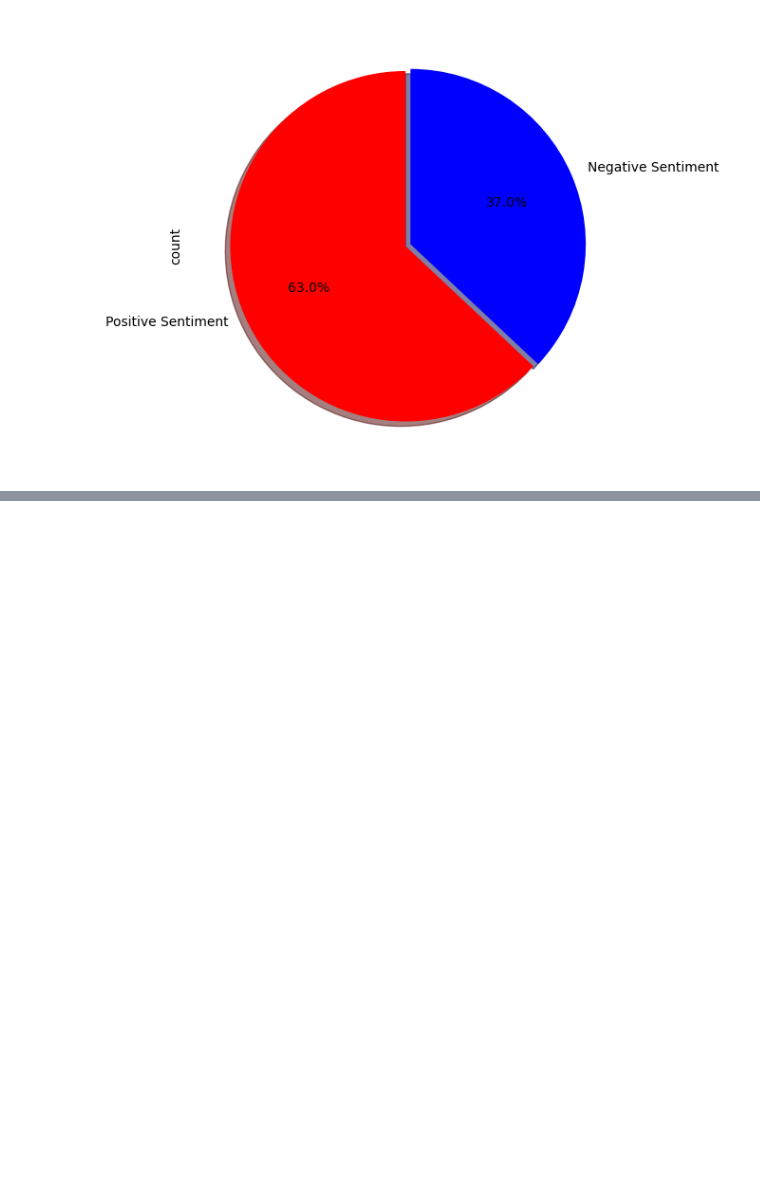
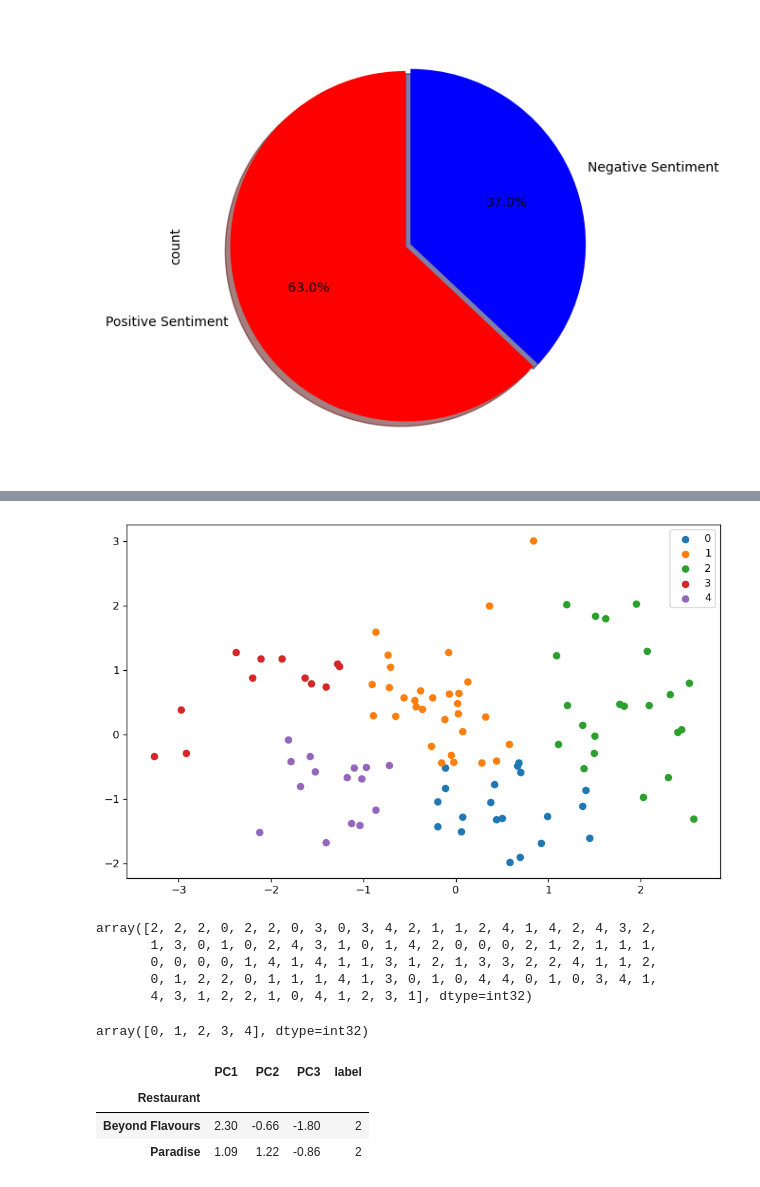
Before and after one commit to vip03pandey/ZomatoClustering, a Jupyter notebook: model.ipynb, the cells around one changed output, grey strips where cells are left out. Cells and saved outputs as stored; diff of their text form; code cells hidden in the pictures; blank space fills up the shorter version.

```diff
--- a/model.ipynb
+++ b/model.ipynb
@@ -1651,0 +1710,35 @@ plt.show()
+# %%
+plt.figure(figsize = (10,6), dpi = 120)
+
+kmeans= KMeans(n_clusters = 5, init= 'k-means++', random_state = 42)
+kmeans.fit(df_pca)
+
+label = kmeans.fit_predict(df_pca)
+unique_labels = np.unique(label)
+for i in unique_labels:
+    plt.scatter(df_pca[label == i , 0] , df_pca[label == i , 1],label = i)
+plt.legend()
+plt.show()
+# %% [output]
+[figure, added]
+# %%
+label
+# %% [output]
+array([2, 2, 2, 0, 2, 2, 0, 3, 0, 3, 4, 2, 1, 1, 2, 4, 1, 4, 2, 4, 3, 2,
+       1, 3, 0, 1, 0, 2, 4, 3, 1, 0, 1, 4, 2, 0, 0, 0, 2, 1, 2, 1, 1, 1,
+       0, 0, 0, 0, 1, 4, 1, 4, 1, 1, 3, 1, 2, 1, 3, 3, 2, 2, 4, 1, 1, 2,
+       0, 1, 2, 2, 0, 1, 1, 1, 4, 1, 3, 0, 1, 0, 4, 4, 0, 1, 0, 3, 4, 1,
+       4, 3, 1, 2, 2, 1, 0, 4, 1, 2, 3, 1], dtype=int32)
+# %%
+unique_labels
+# %% [output]
+array([0, 1, 2, 3, 4], dtype=int32)
+# %%
+kmeans_pca_df = pd.DataFrame(df_pca,columns=['PC1','PC2','PC3'],index=scaled_df.index)
+kmeans_pca_df["label"] = label
+kmeans_pca_df.head(2)
+# %% [output]
+|  | PC1 | PC2 | PC3 | label |
+| Restaurant |  |  |  |  |
+| Beyond Flavours | 2.30 | -0.66 | -1.80 | 2 |
+| Paradise | 1.09 | 1.22 | -0.86 | 2 |
```
Also changed, not shown: parts of 61 cells of this notebook, 1 other file.
